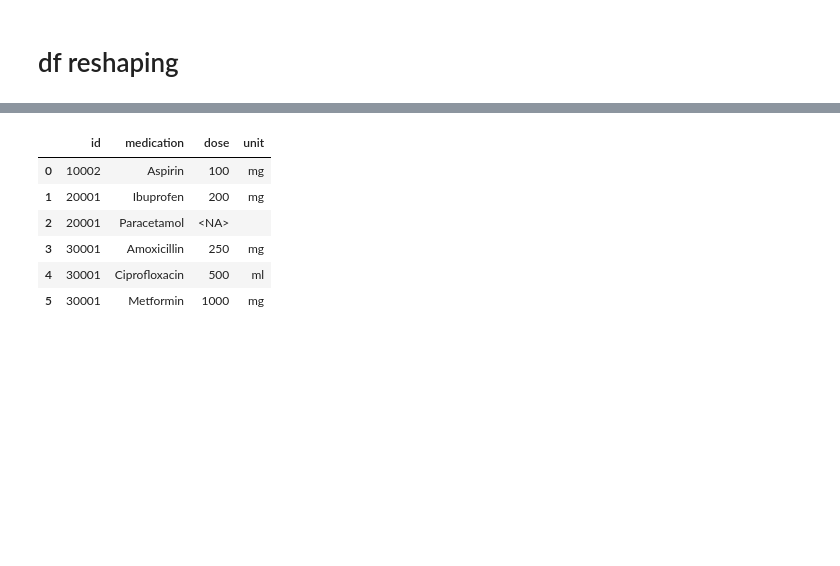
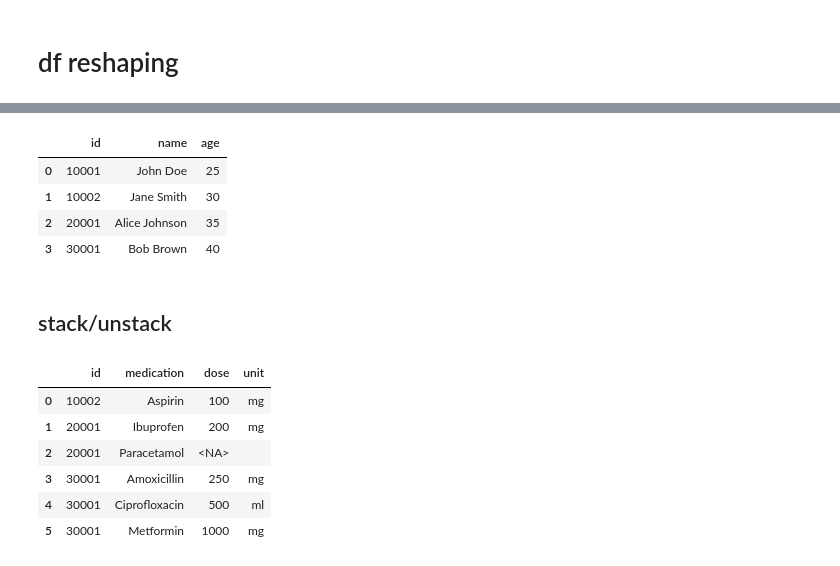
Before and after one commit to MartinVoelkl94/dukit, a Jupyter notebook: interactive_demo.ipynb, the cells around one changed output, grey strips where cells are left out. Cells and saved outputs as stored; diff of their text form; code cells hidden in the pictures; blank space fills up the shorter version.

```diff
--- a/interactive_demo.ipynb
+++ b/interactive_demo.ipynb
@@ -988,3 +1013,19 @@ dk.diff(old, new).details()
+# %%
+composed = dk.compose(
+    decomposed,
+    col='name',
+    cols=['first_name', 'last_name'],
+    template='{0} {1}',
+    )
+composed
+# %% [output]
+|  | id | name | age |
+| 0 | 10001 | John Doe | 25 |
+| 1 | 10002 | Jane Smith | 30 |
+| 2 | 20001 | Alice Johnson | 35 |
+| 3 | 30001 | Bob Brown | 40 |
+# %% [markdown]
+## stack/unstack
 # %%
 medications = dk.get_df_medications()
 medications
```
Also changed, not shown: parts of 12 cells of this notebook, 3 other files.
